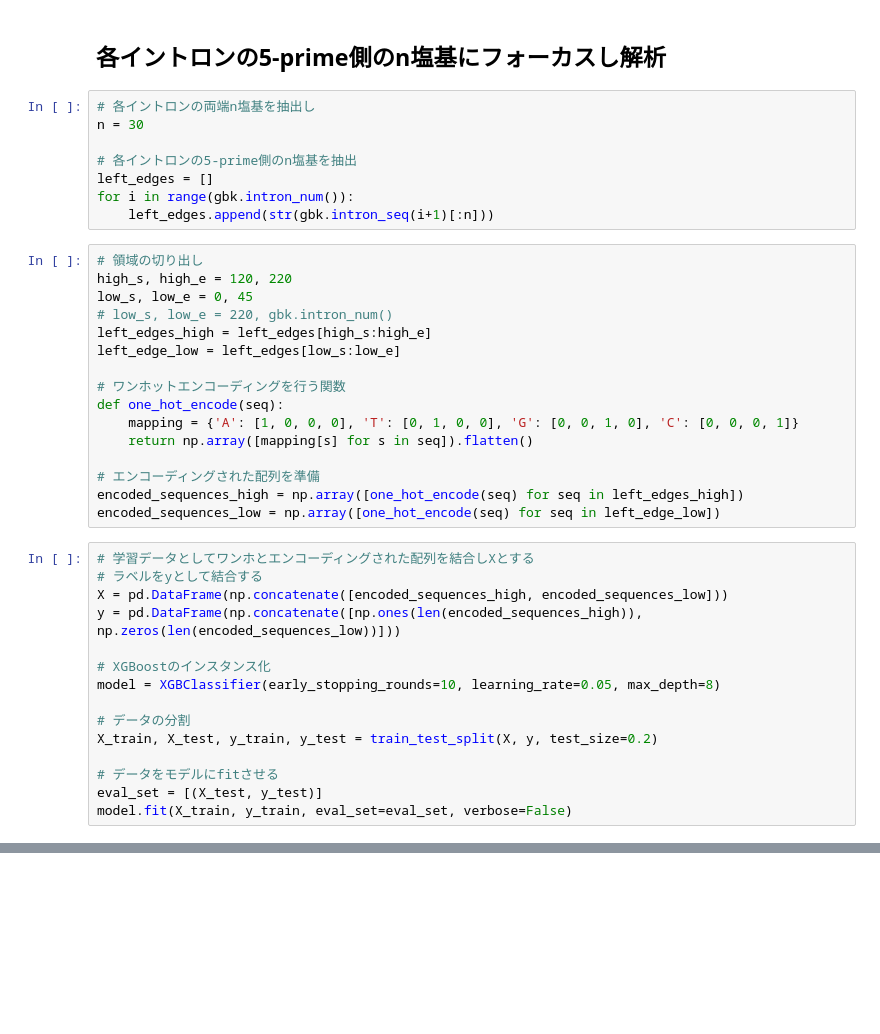
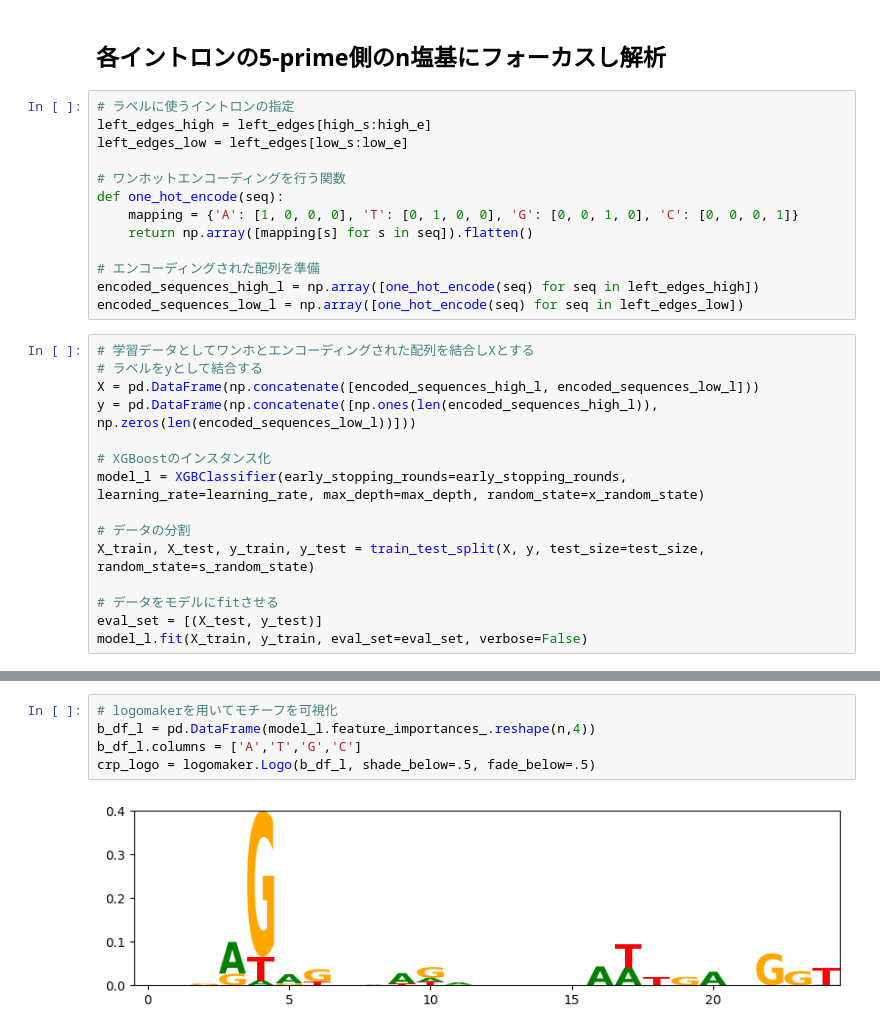
Before and after one commit to DU-med/bio_chem, a Jupyter notebook: ttn_splicing/analysis/xgboost_motif.ipynb, the cells around one changed output, grey strips where cells are left out. Drawn from its saved outputs; the diff is of its cells as text; blank space fills up the shorter version.

```diff
--- a/ttn_splicing/analysis/xgboost_motif.ipynb
+++ b/ttn_splicing/analysis/xgboost_motif.ipynb
@@ -36,20 +83,9 @@ gbk.read_gbk('../data/gbk/human_ttn.gb')
 # %% [markdown]
 ## 各イントロンの5-prime側のn塩基にフォーカスし解析
-# %%
-# 各イントロンの両端n塩基を抽出し
-n = 30
-
-# 各イントロンの5-prime側のn塩基を抽出
-left_edges = []
-for i in range(gbk.intron_num()):
-    left_edges.append(str(gbk.intron_seq(i+1)[:n]))
 # %%
-# 領域の切り出し
-high_s, high_e = 120, 220
-low_s, low_e = 0, 45
-# low_s, low_e = 220, gbk.intron_num()
+# ラベルに使うイントロンの指定
 left_edges_high = left_edges[high_s:high_e]
-left_edge_low = left_edges[low_s:low_e]
+left_edges_low = left_edges[low_s:low_e]
 
 # ワンホットエンコーディングを行う関数
 def one_hot_encode(seq):
@@ -57,20 +93,20 @@ def one_hot_encode(seq):
     return np.array([mapping[s] for s in seq]).flatten()
 
 # エンコーディングされた配列を準備
-encoded_sequences_high = np.array([one_hot_encode(seq) for seq in left_edges_high])
-encoded_sequences_low = np.array([one_hot_encode(seq) for seq in left_edge_low])
+encoded_sequences_high_l = np.array([one_hot_encode(seq) for seq in left_edges_high])
+encoded_sequences_low_l = np.array([one_hot_encode(seq) for seq in left_edges_low])
 # %%
 # 学習データとしてワンホとエンコーディングされた配列を結合しXとする
 # ラベルをyとして結合する
-X = pd.DataFrame(np.concatenate([encoded_sequences_high, encoded_sequences_low]))
-y = pd.DataFrame(np.concatenate([np.ones(len(encoded_sequences_high)), np.zeros(len(encoded_sequences_low))]))
+X = pd.DataFrame(np.concatenate([encoded_sequences_high_l, encoded_sequences_low_l]))
+y = pd.DataFrame(np.concatenate([np.ones(len(encoded_sequences_high_l)), np.zeros(len(encoded_sequences_low_l))]))
 
 # XGBoostのインスタンス化
-model = XGBClassifier(early_stopping_rounds=10, learning_rate=0.05, max_depth=8)
+model_l = XGBClassifier(early_stopping_rounds=early_stopping_rounds, learning_rate=learning_rate, max_depth=max_depth, random_state=x_random_state)
 
 # データの分割
-X_train, X_test, y_train, y_test = train_test_split(X, y, test_size=0.2)
+X_train, X_test, y_train, y_test = train_test_split(X, y, test_size=test_size, random_state=s_random_state)
 
 # データをモデルにfitさせる
 eval_set = [(X_test, y_test)]
-model.fit(X_train, y_train, eval_set=eval_set, verbose=False)
+model_l.fit(X_train, y_train, eval_set=eval_set, verbose=False)
@@ -76,0 +125,7 @@ model.fit(X_train, y_train, eval_set=eval_set, verbose=False)
+# %%
+# logomakerを用いてモチーフを可視化
+b_df_l = pd.DataFrame(model_l.feature_importances_.reshape(n,4))
+b_df_l.columns = ['A','T','G','C']
+crp_logo = logomaker.Logo(b_df_l, shade_below=.5, fade_below=.5)
+# %% [output]
+[figure, added]
```
Also changed, not shown: parts of 24 cells of this notebook.
